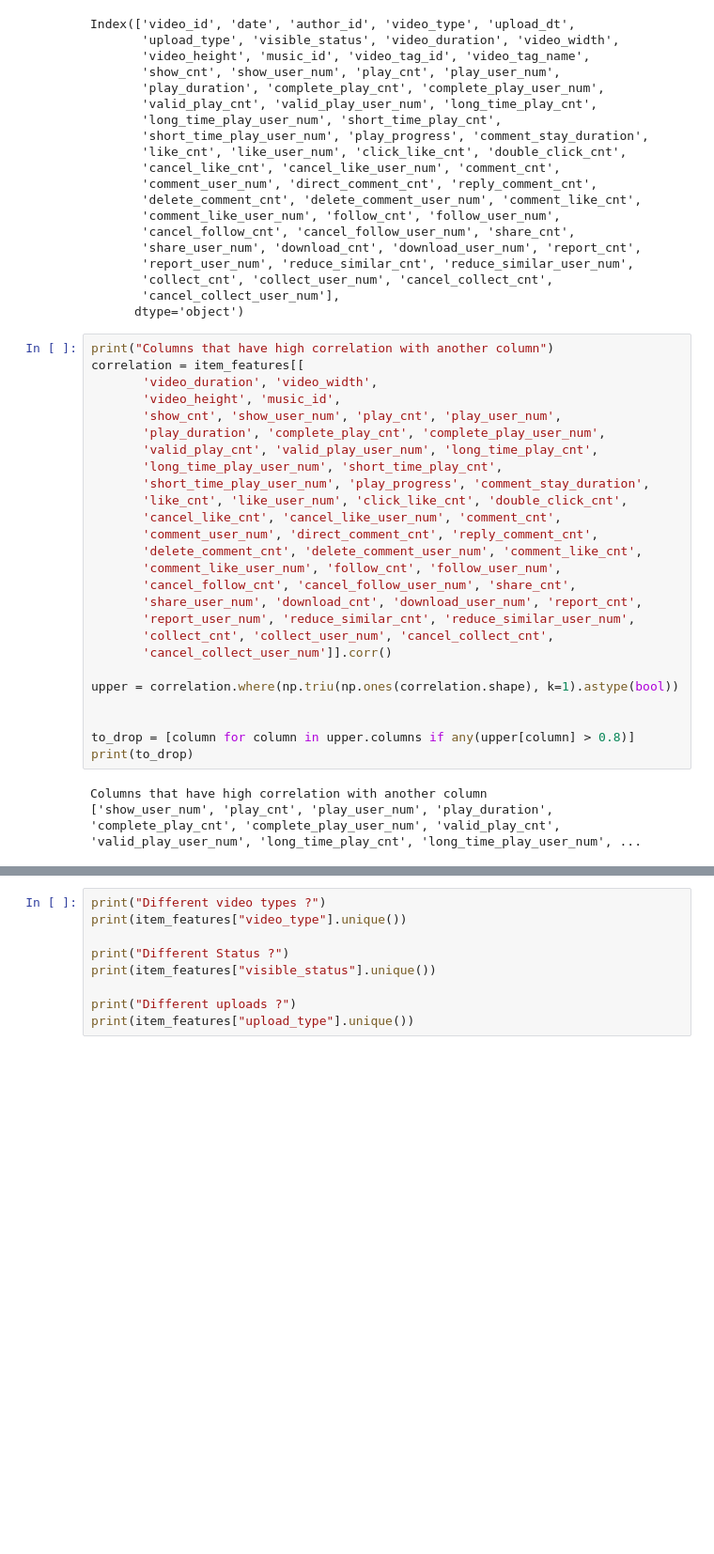
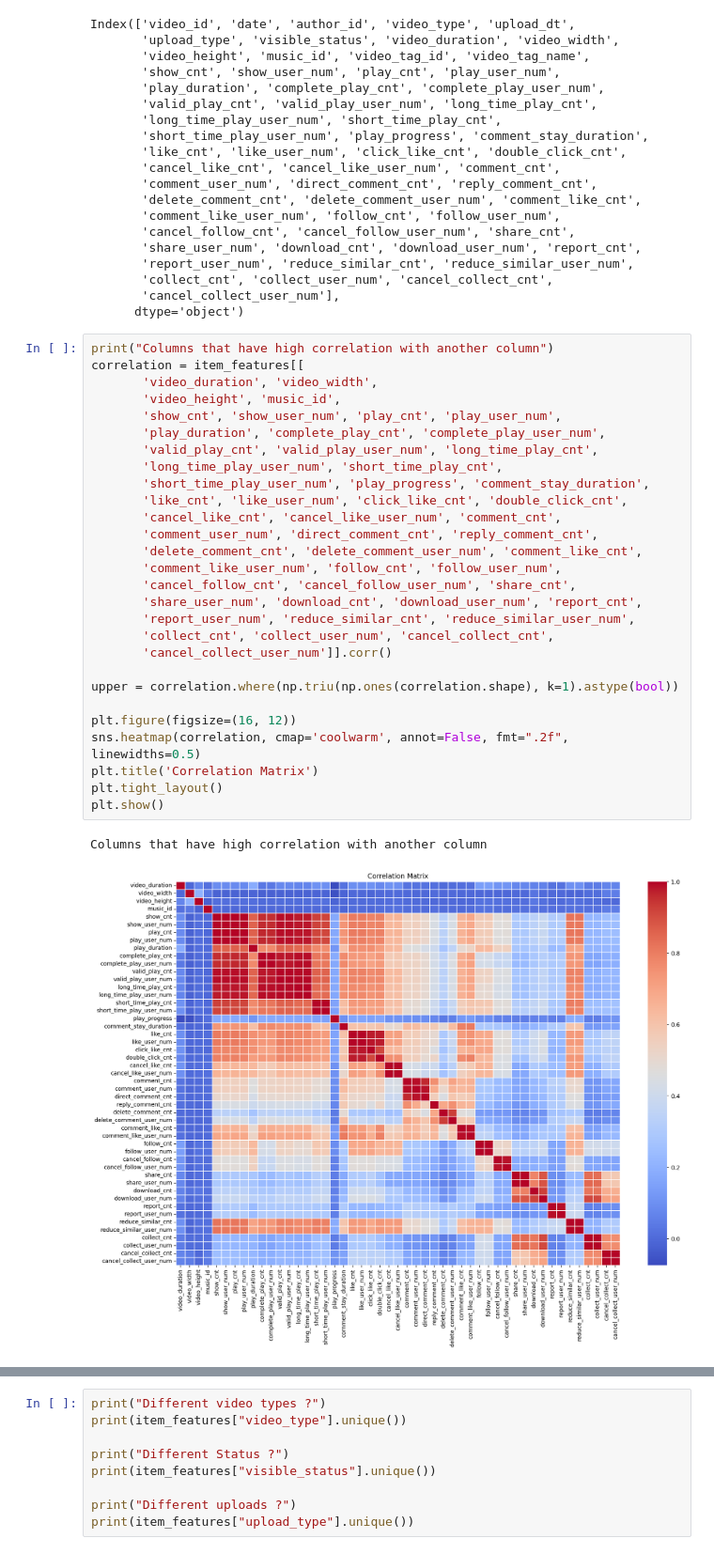
Before and after one commit to maximboc/FinalProject_2025_bocquillionmaxim, a Jupyter notebook: EDA/EDA.ipynb, the cells around one changed output, grey strips where cells are left out. Shown at 94% size. Cells and saved outputs as stored; diff of their text form; blank space fills up the shorter version.

```diff
--- a/EDA/interactions_EDA.ipynb
+++ b/EDA/EDA.ipynb
@@ -474,29 +507,31 @@ Index(['video_id', 'date', 'author_id', 'video_type', 'upload_dt',
 # %%
 print("Columns that have high correlation with another column")
 correlation = item_features[[
        'video_duration', 'video_width',
        'video_height', 'music_id',
        'show_cnt', 'show_user_num', 'play_cnt', 'play_user_num',
        'play_duration', 'complete_play_cnt', 'complete_play_user_num',
        'valid_play_cnt', 'valid_play_user_num', 'long_time_play_cnt',
        'long_time_play_user_num', 'short_time_play_cnt',
        'short_time_play_user_num', 'play_progress', 'comment_stay_duration',
        'like_cnt', 'like_user_num', 'click_like_cnt', 'double_click_cnt',
        'cancel_like_cnt', 'cancel_like_user_num', 'comment_cnt',
        'comment_user_num', 'direct_comment_cnt', 'reply_comment_cnt',
        'delete_comment_cnt', 'delete_comment_user_num', 'comment_like_cnt',
        'comment_like_user_num', 'follow_cnt', 'follow_user_num',
        'cancel_follow_cnt', 'cancel_follow_user_num', 'share_cnt',
        'share_user_num', 'download_cnt', 'download_user_num', 'report_cnt',
        'report_user_num', 'reduce_similar_cnt', 'reduce_similar_user_num',
        'collect_cnt', 'collect_user_num', 'cancel_collect_cnt',
        'cancel_collect_user_num']].corr()
 
 upper = correlation.where(np.triu(np.ones(correlation.shape), k=1).astype(bool))
 
-
-to_drop = [column for column in upper.columns if any(upper[column] > 0.8)]
-print(to_drop)
+plt.figure(figsize=(16, 12))
+sns.heatmap(correlation, cmap='coolwarm', annot=False, fmt=".2f", linewidths=0.5)
+plt.title('Correlation Matrix')
+plt.tight_layout()
+plt.show()
 # %% [output]
 Columns that have high correlation with another column
-['show_user_num', 'play_cnt', 'play_user_num', 'play_duration', 'complete_play_cnt', 'complete_play_user_num', 'valid_play_cnt', 'valid_play_user_num', 'long_time_play_cnt', 'long_time_play_user_num', ...
+[figure, added]
```
Also changed, not shown: parts of 8 cells of this notebook, 2 other files.
